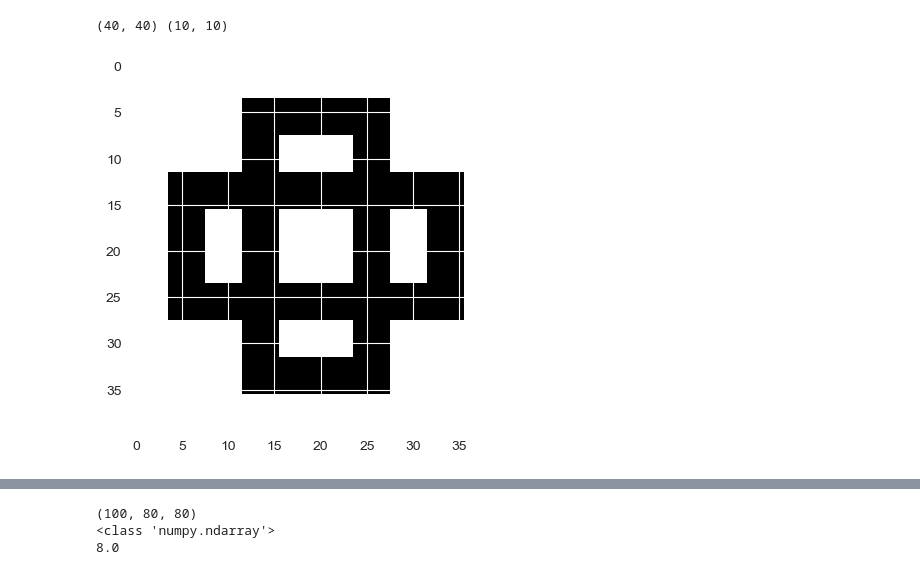
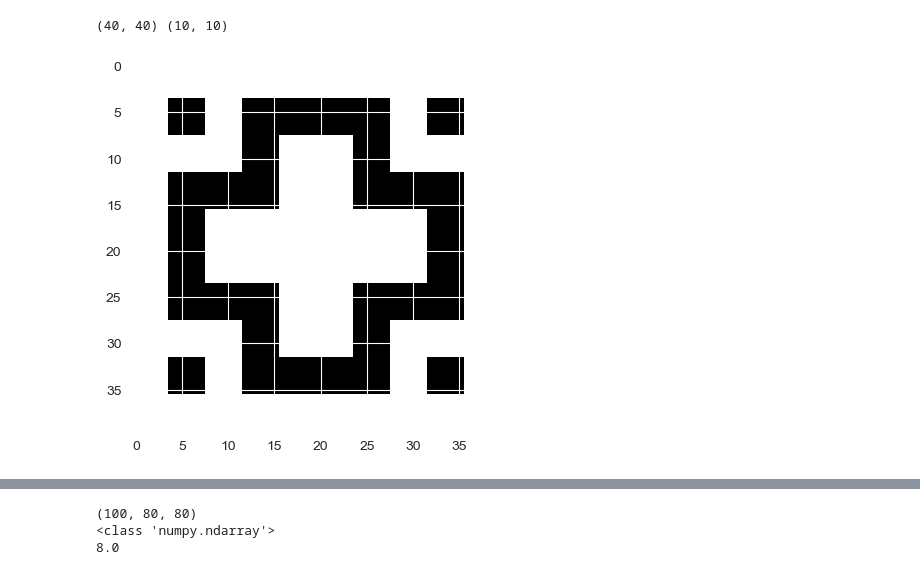
Before and after one commit to trutheresy/UQ-2D-Metamaterials, a Jupyter notebook: geometry_generation.ipynb, the cells around one changed output, grey strips where cells are left out. Cells and saved outputs as stored; diff of their text form; code cells hidden in the pictures.

```diff
--- a/geometry_generation.ipynb
+++ b/geometry_generation.ipynb
@@ -251,26 +251,38 @@ def generate_mutations(image, n, symmetry, volume_fraction, flip_chance, flip_pr
     return matrices
 # %%
 #matrix = generate_geometry(10, 2, 0.75, 1)
+# matrix = np.array([
+#     [0., 0., 0., 0., 0., 0., 0., 0., 0., 0.],
+#     [0., 0., 0., 1., 1., 1., 1., 0., 0., 0.],
+#     [0., 0., 0., 1., 0., 0., 1., 0., 0., 0.],
+#     [0., 1., 1., 1., 1., 1., 1., 1., 1., 0.],
+#     [0., 1., 0., 1., 0., 0., 1., 0., 1., 0.],
+#     [0., 1., 0., 1., 0., 0., 1., 0., 1., 0.],
+#     [0., 1., 1., 1., 1., 1., 1., 1., 1., 0.],
+#     [0., 0., 0., 1., 0., 0., 1., 0., 0., 0.],
+#     [0., 0., 0., 1., 1., 1., 1., 0., 0., 0.],
+#     [0., 0., 0., 0., 0., 0., 0., 0., 0., 0.],
+# ])
 matrix = np.array([
     [0., 0., 0., 0., 0., 0., 0., 0., 0., 0.],
-    [0., 0., 0., 1., 1., 1., 1., 0., 0., 0.],
+    [0., 1., 0., 1., 1., 1., 1., 0., 1., 0.],
     [0., 0., 0., 1., 0., 0., 1., 0., 0., 0.],
-    [0., 1., 1., 1., 1., 1., 1., 1., 1., 0.],
-    [0., 1., 0., 1., 0., 0., 1., 0., 1., 0.],
-    [0., 1., 0., 1., 0., 0., 1., 0., 1., 0.],
-    [0., 1., 1., 1., 1., 1., 1., 1., 1., 0.],
+    [0., 1., 1., 1., 0., 0., 1., 1., 1., 0.],
+    [0., 1., 0., 0., 0., 0., 0., 0., 1., 0.],
+    [0., 1., 0., 0., 0., 0., 0., 0., 1., 0.],
+    [0., 1., 1., 1., 0., 0., 1., 1., 1., 0.],
     [0., 0., 0., 1., 0., 0., 1., 0., 0., 0.],
-    [0., 0., 0., 1., 1., 1., 1., 0., 0., 0.],
+    [0., 1., 0., 1., 1., 1., 1., 0., 1., 0.],
     [0., 0., 0., 0., 0., 0., 0., 0., 0., 0.],
 ])
 #plt.imshow(matrix, cmap='gray_r')
 scale = 4
 scaled_matrix = np.repeat(np.repeat(matrix, scale, axis=0), scale, axis=1)
 plt.imshow(scaled_matrix, cmap='gray_r')
 print(scaled_matrix.shape, matrix.shape)
 # %% [output]
 (40, 40) (10, 10)
-[figure, old version]
+[figure, new version]
 # %%
 #print(find_edge_pixels(scaled_matrix))
 edge_matrix = get_edge_pixels_matrix(scaled_matrix, count_corners=False, count_both_mat=False)
```
Also changed, not shown: parts of 17 cells of this notebook, 35 other files.
